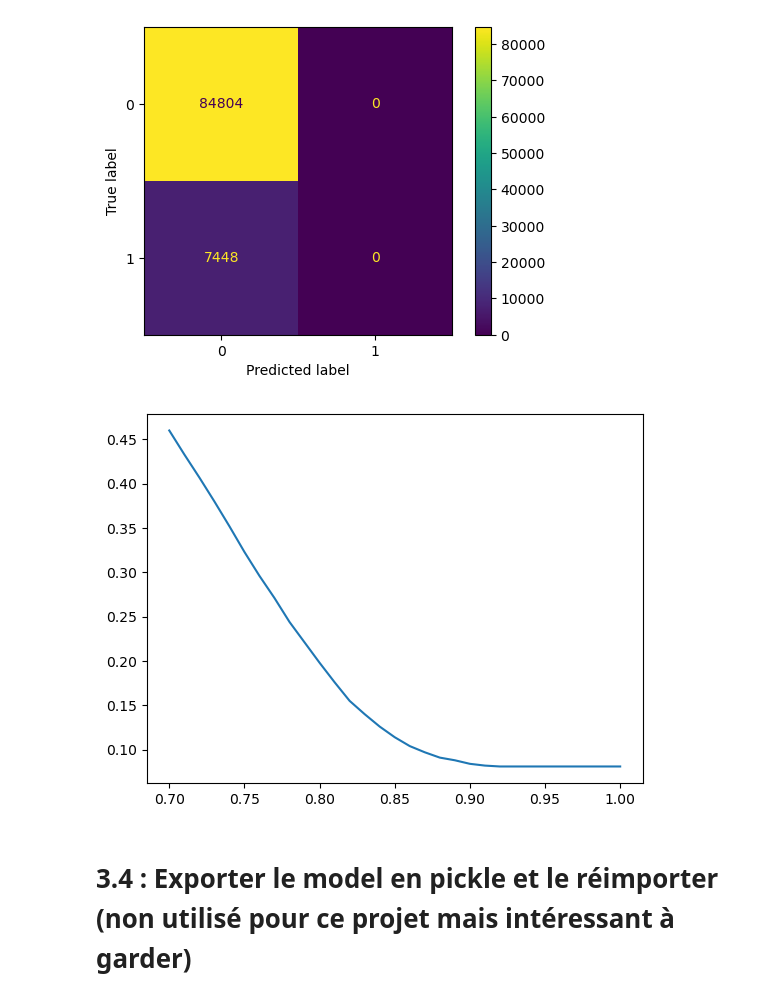
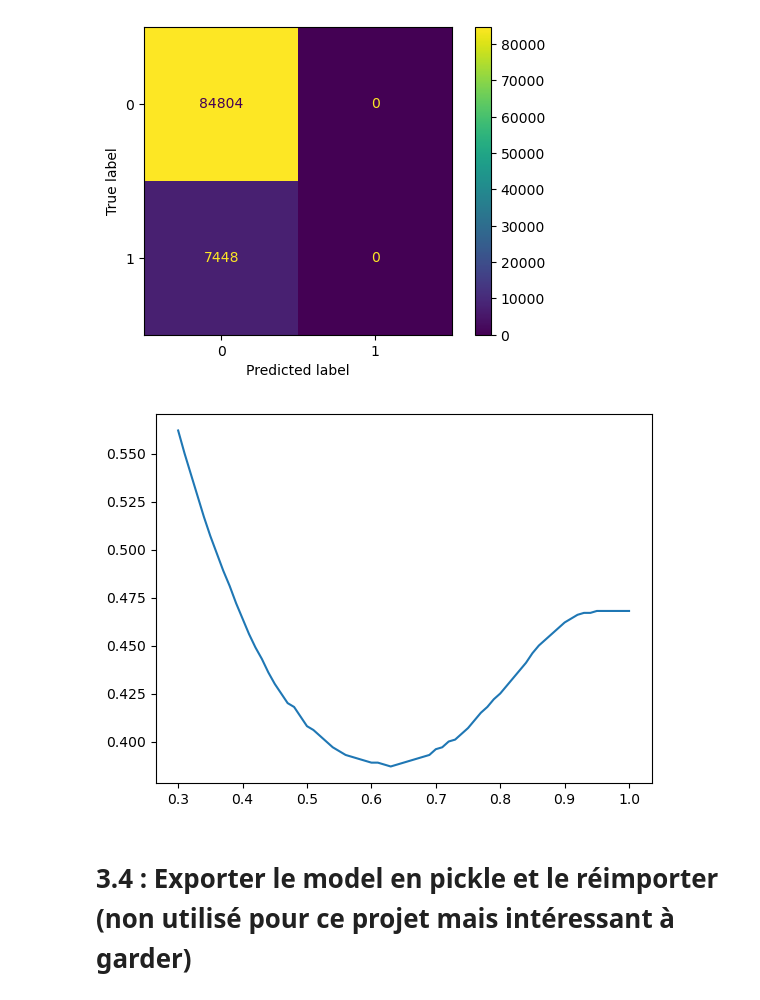
Before and after one commit to JohanRocheteau/Credit-Scoring-Model-Deployment-2023, a Jupyter notebook: Notebook/MLP7-OptimisationModel.ipynb, the cells around one changed output. Saved outputs shown, nothing was run; the diff lists cells and outputs as text; code cells hidden in the pictures.

```diff
--- a/Notebook/MLP7-OptimisationModel.ipynb
+++ b/Notebook/MLP7-OptimisationModel.ipynb
@@ -98,7 +98,7 @@ def AUC(model, X_train, X_test) :
 def custom_metric(y_true, proba):
     Bestproba = 12
     Bestscore = 10
-    for j in range(90,101):
+    for j in range(30,71):
         y_pred = []
         for i in proba :
             if i >= j/100 :
@@ -107,7 +107,7 @@ def custom_metric(y_true, proba):
                 y_pred.append(0)
 
         cm = confusion_matrix(y_true, y_pred)
-        mesure = round(((cm[0][1]*10 + cm[1][0])/(cm[0][1]*10 + cm[1][0] + cm[0][0] + cm[1][1])),3)
+        mesure = round(((cm[1][0]*10 + cm[0][1])/(cm[1][0]*10 + cm[0][1] + cm[0][0] + cm[1][1])),3)
         if mesure < Bestscore :
             Bestscore = mesure
             Bestproba = j/100
@@ -120,7 +120,7 @@ custom_score = make_scorer(custom_metric, greater_is_better = False, needs_proba
 def bestproba(y_true, proba):
     Bestproba = 12
     Bestscore = 10
-    for j in range(90,101):
+    for j in range(30,71):
         y_pred = []
         for i in proba :
             if i >= j/100 :
@@ -129,7 +129,7 @@ def bestproba(y_true, proba):
                 y_pred.append(0)
 
         cm = confusion_matrix(y_true, y_pred)
-        mesure = round(((cm[0][1]*10 + cm[1][0])/(cm[0][1]*10 + cm[1][0] + cm[0][0] + cm[1][1])),3)
+        mesure = round(((cm[1][0]*10 + cm[0][1])/(cm[1][0]*10 + cm[0][1] + cm[0][0] + cm[1][1])),3)
         if mesure < Bestscore :
             Bestscore = mesure
             Bestproba = j/100
@@ -401,19 +399,19 @@ disp.plot(ax=ax1);
 # %%
 # Visualisation de la courbe proba/score :
 
 Proba = []
 Mesure = []
 
-for j in range(70,101):
+for j in range(30,101):
     Analyse = pd.DataFrame(modelLGB3.predict_proba(X_test))
     Analyse['proba'] = Analyse[1].apply(lambda x : 1 if x >= j/100 else 0)
     cm = confusion_matrix(y_test, Analyse['proba'])
-    mesure = round(((cm[0][1]*10 + cm[1][0])/(cm[0][1]*10 + cm[1][0] + cm[0][0] + cm[1][1])),3)
+    mesure = round(((cm[1][0]*10 + cm[0][1])/(cm[1][0]*10 + cm[0][1] + cm[0][0] + cm[1][1])),3)
     Mesure.append(mesure)
     Proba.append(j/100)
 sns.lineplot(x = Proba, y = Mesure);
 # %% [output]
-[figure, old version]
+[figure, new version]
 # %% [markdown]
 # 3.4 : Exporter le model en pickle et le réimporter (non utilisé pour ce projet mais intéressant à garder)
 # %%
```
Also changed, not shown: parts of 16 cells of this notebook, 5 other files.
